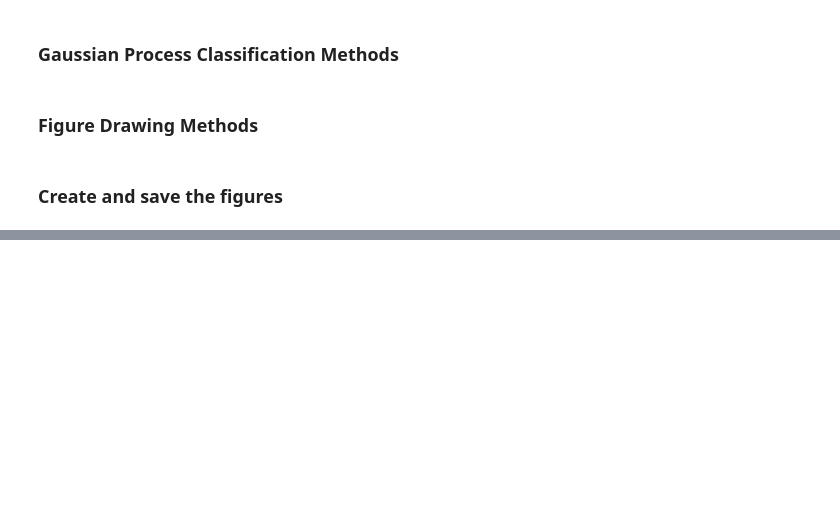
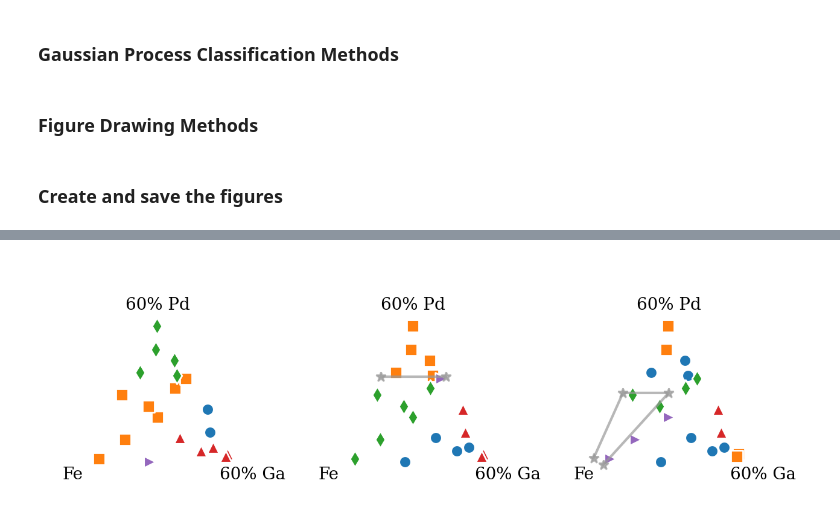
Before and after one commit to fadams-umd/CAMEO-HITL, a Jupyter notebook: create_figures.ipynb, the cells around one changed output, grey strips where cells are left out. Drawn from its saved outputs; the diff is of its cells as text; code cells hidden in the pictures; blank space fills up the shorter version.

```diff
--- a/create_figures.ipynb
+++ b/create_figures.ipynb
@@ -74,6 +75,7 @@ def phase_mapping(X, num_clusters, random_state):
     ----------
     X: m x n matrix - m rows of n dimensional data
     num_clusters: number of groups to cluster data into
+    random_state: a numpy RandomState for reproducibility
 
     Returns
     -------
@@ -99,3 +101,31 @@ def phase_mapping(X, num_clusters, random_state):
 
     cl = np.argmax(cluster_prob, axis=1).flatten()
     return cl, cluster_prob
+# %%
+def get_user_labels(points):
+    '''
+    Return the user labels created using the provided user input
+
+    Parameters
+    ----------
+    points: a list of tuples of the user input cartesian coordinates
+    '''
+
+    if len(points) < 2:
+        raise ValueError('User didn\'t add enough points.')
+    elif len(points) == 2:
+        # user drew a line
+        x1, y1 = points[0]
+        x2, y2 = points[1]
+
+        # calculate the distance between each point the line
+        d = [(x-x1)*(y2-y1)-(y-y1)*(x2-x1) for (x, y) in cartesian]
+
+        user_labels = [1 if distance > 0 else 0 for distance in d]
+    else:
+        # user draw a polygon
+        polygon = path.Path(points)
+
+        user_labels = polygon.contains_points(cartesian)
+
+    return(np.array(user_labels))
@@ -521,0 +676,17 @@ fig.savefig('figures/Combined Results.png')
+# %%
+fig, ax = plt.subplots(1, 3, figsize=(6.5, 2.5), dpi=200)
+
+tax = ternary.TernaryAxesSubplot(ax[0], scale=0.6)
+input_sc(tax)
+
+tax = ternary.TernaryAxesSubplot(ax[1], scale=0.6)
+input_sc(tax, boundary_input, True)
+
+tax = ternary.TernaryAxesSubplot(ax[2], scale=0.6)
+input_sc(tax, region_input, True)
+
+fig.set_facecolor('white')
+
+plt.tight_layout()
+# %% [output]
+[figure, added]
```
Also changed, not shown: parts of 18 cells of this notebook, 1 other file.
